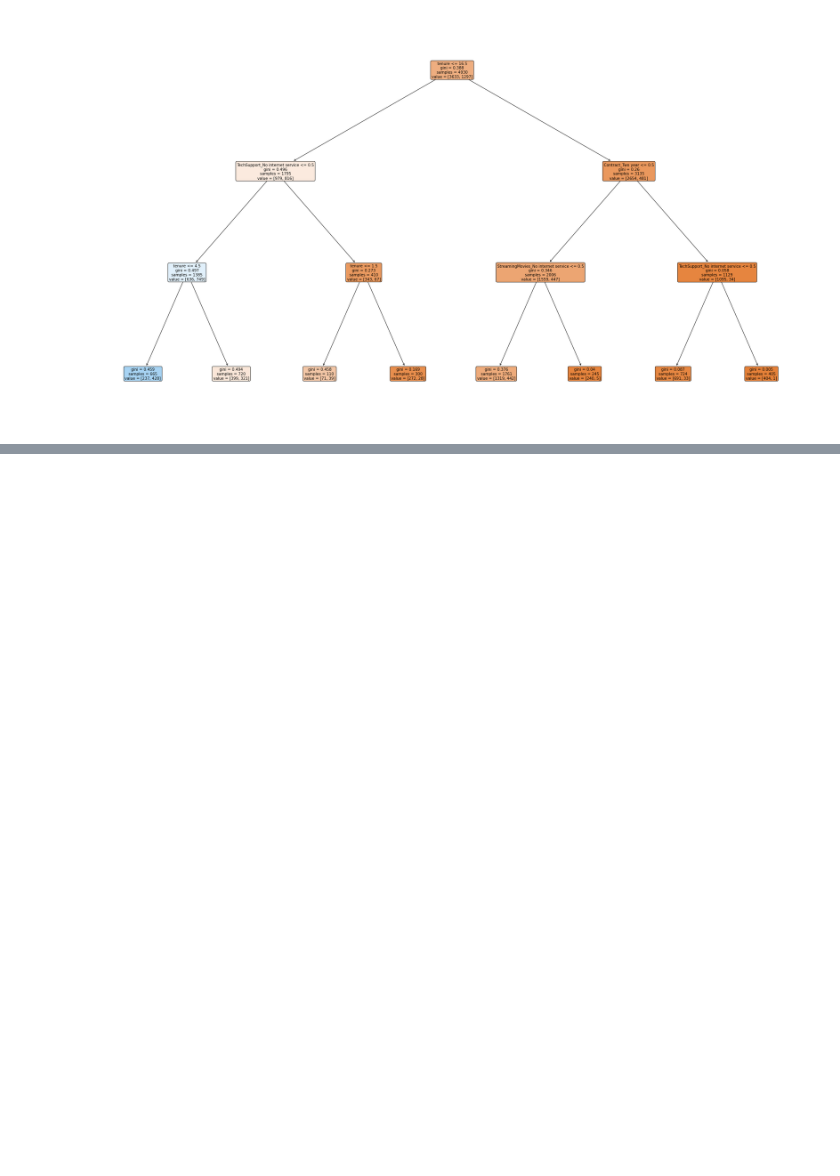
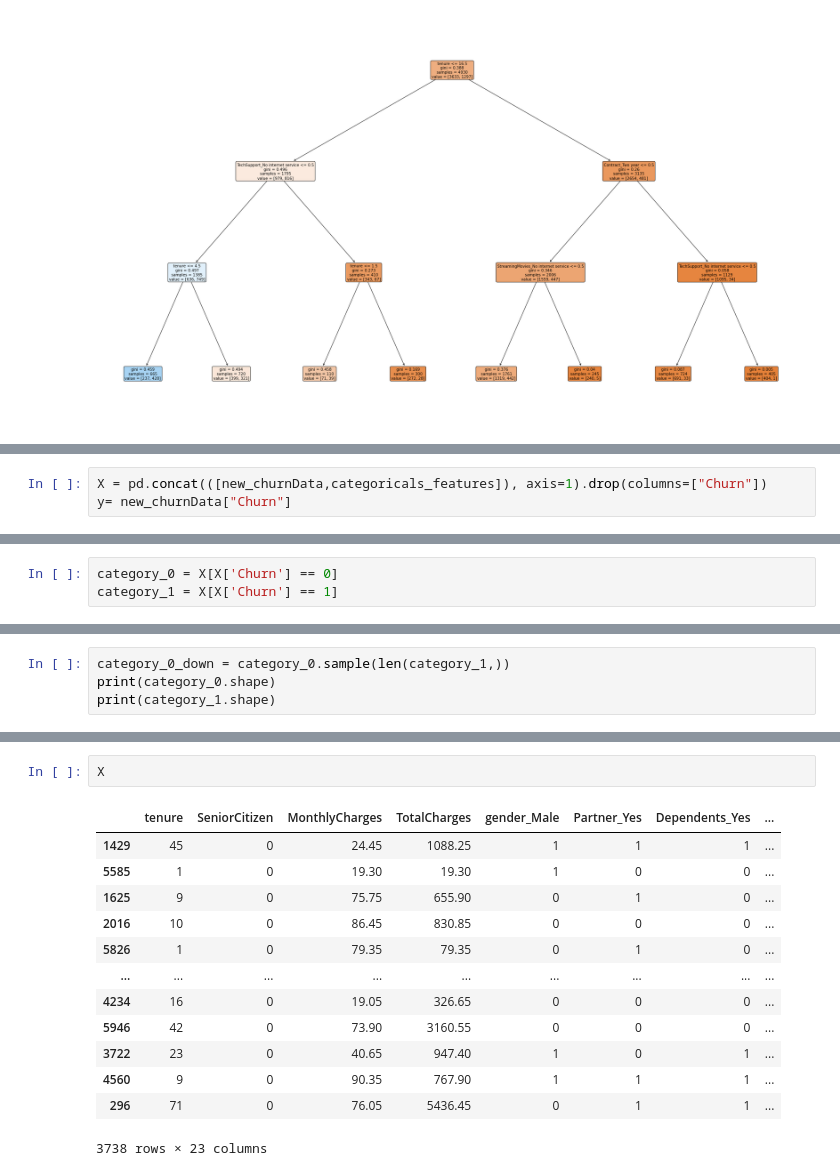
Before and after one commit to CristinaBaltaDAFTJAN2022/IronCristina, a Jupyter notebook: Machine Learning/Classification, Handling Imbalanced Data.ipynb, the cells around one changed output, grey strips where cells are left out. Cells and saved outputs as stored; diff of their text form; blank space fills up the shorter version.

```diff
--- a/Machine Learning/Classification, Handling Imbalanced Data.ipynb
+++ b/Machine Learning/Classification, Handling Imbalanced Data.ipynb
@@ -1015,0 +1029,3 @@ plt.show()
+# %%
+X = pd.concat(([new_churnData,categoricals_features]), axis=1).drop(columns=["Churn"])
+y= new_churnData["Churn"]
@@ -1015,0 +1147,3 @@ plt.show()
+# %%
+category_0 = X[X['Churn'] == 0]
+category_1 = X[X['Churn'] == 1]
@@ -1015,0 +1158,4 @@ plt.show()
+# %%
+category_0_down = category_0.sample(len(category_1,))
+print(category_0.shape)
+print(category_1.shape)
@@ -1015,0 +1174,16 @@ plt.show()
+# %%
+X
+# %% [output]
+|  | tenure | SeniorCitizen | MonthlyCharges | TotalCharges | gender_Male | Partner_Yes | Dependents_Yes | ... |
+| 1429 | 45 | 0 | 24.45 | 1088.25 | 1 | 1 | 1 | ... |
+| 5585 | 1 | 0 | 19.30 | 19.30 | 1 | 0 | 0 | ... |
+| 1625 | 9 | 0 | 75.75 | 655.90 | 0 | 1 | 0 | ... |
+| 2016 | 10 | 0 | 86.45 | 830.85 | 0 | 0 | 0 | ... |
+| 5826 | 1 | 0 | 79.35 | 79.35 | 0 | 1 | 0 | ... |
+| ... | ... | ... | ... | ... | ... | ... | ... | ... |
+| 4234 | 16 | 0 | 19.05 | 326.65 | 0 | 0 | 0 | ... |
+| 5946 | 42 | 0 | 73.90 | 3160.55 | 0 | 0 | 0 | ... |
+| 3722 | 23 | 0 | 40.65 | 947.40 | 1 | 0 | 1 | ... |
+| 4560 | 9 | 0 | 90.35 | 767.90 | 1 | 1 | 1 | ... |
+| 296 | 71 | 0 | 76.05 | 5436.45 | 0 | 1 | 1 | ... |
+3738 rows × 23 columns
```
Also changed, not shown: parts of 53 cells of this notebook.
